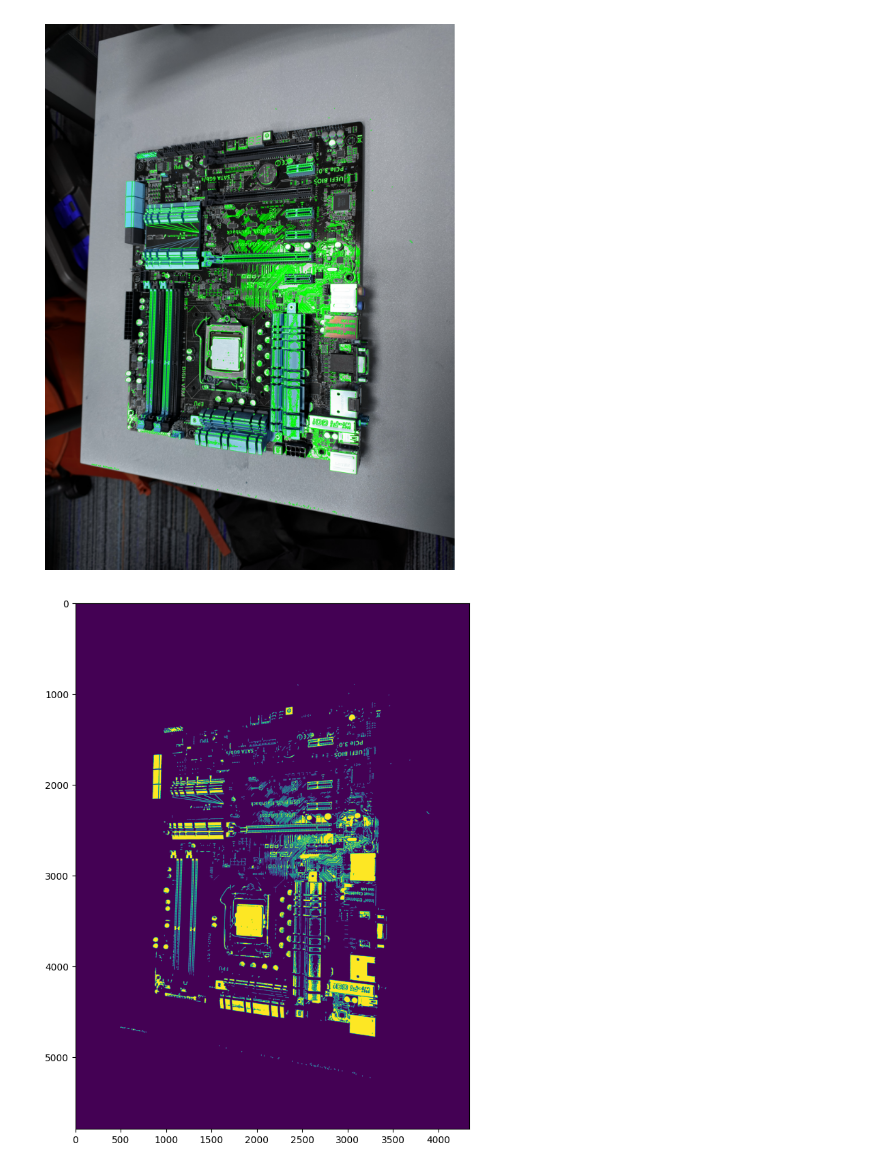
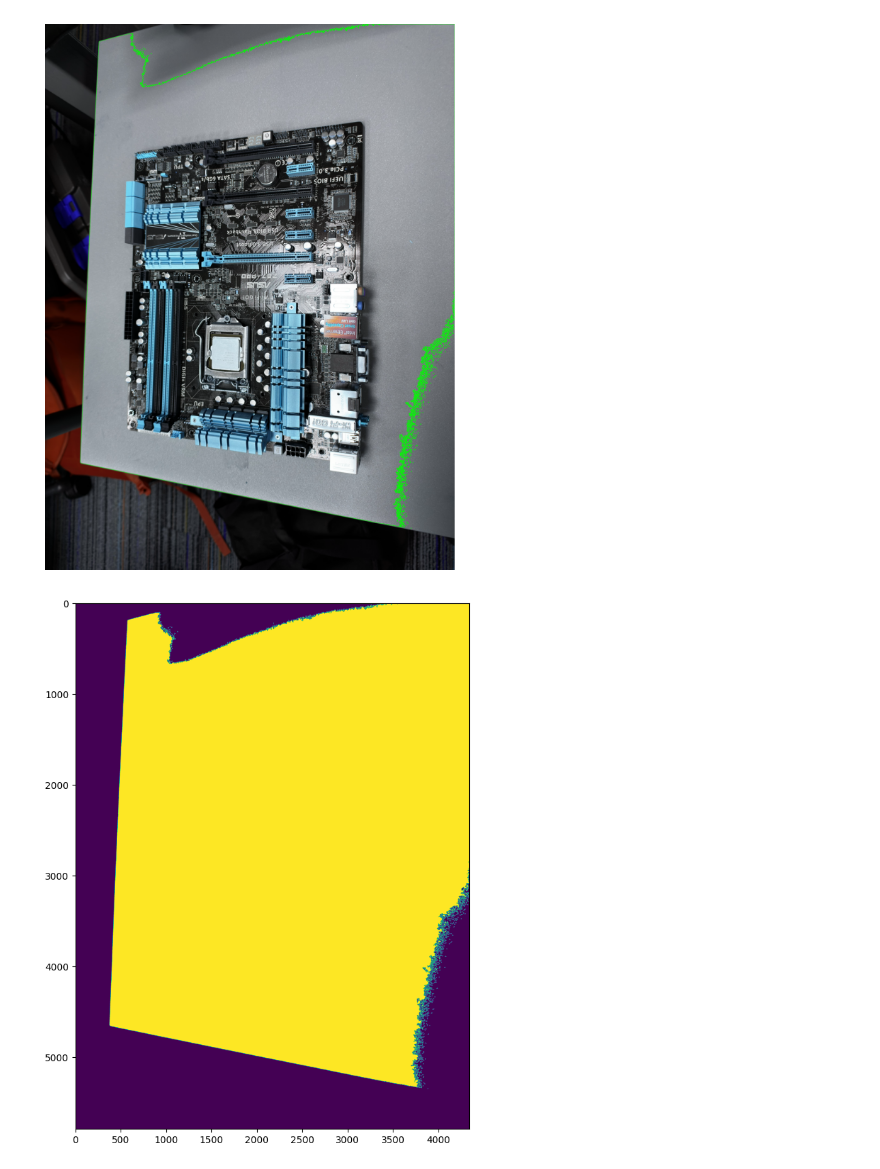
Before and after one commit to grace030524/AER850Project3, a Jupyter notebook: Step1.ipynb, the cells around one changed output. Cells and saved outputs as stored; diff of their text form; code cells hidden in the pictures.

```diff
--- a/Step1.ipynb
+++ b/Step1.ipynb
@@ -10,34 +10,34 @@ from google.colab.patches import cv2_imshow
 # Read the input image
 image = cv2.imread('motherboard_image.JPEG')
 
 # Convert the image to grayscale
 gray = cv2.cvtColor(image, cv2.COLOR_BGR2GRAY)
 blurred = cv2.GaussianBlur(gray, (7, 7), 0)
 
 # Apply thresholding to create a binary mask
-_, binary_mask = cv2.threshold(gray, 190, 255, cv2.THRESH_BINARY)
+_, binary_mask = cv2.threshold(gray, 120, 255, cv2.THRESH_BINARY)
 
 # Optional: Create a specific mask (e.g., based on a contour)
-contours, _ = cv2.findContours(binary_mask, cv2.RETR_TREE, cv2.CHAIN_APPROX_NONE)
+contours, _ = cv2.findContours(binary_mask, cv2.RETR_EXTERNAL, cv2.CHAIN_APPROX_NONE)
 filtered_contours = [contour for contour in contours if cv2.contourArea(contour) > 20]
 mask = np.zeros_like(gray)
 image_copy=image.copy()
 cv2.drawContours(mask, filtered_contours, -1, (255,255,255), -1)
 cv2.drawContours(image_copy, filtered_contours, -1, (0,255,0), 2)
 
 # Use cv2.bitwise_and to extract the region
 extracted_image = cv2.bitwise_and(image, image, mask=mask)
 # see the results
 fig = plt.gcf()
 fig.set_size_inches(18, 10)
 plt.axis("off")
 plt.rcParams['figure.figsize'] = [20, 10]
 plt.imshow(image_copy)
 plt.show()
 plt.imshow(mask)
 plt.show()
 plt.imshow(extracted_image)
 plt.show()
 # %% [output]
-[figure, old version]
+[figure, new version]
-[figure, old version]
+[figure, new version]
```
Also changed, not shown: parts of 1 cell of this notebook.
